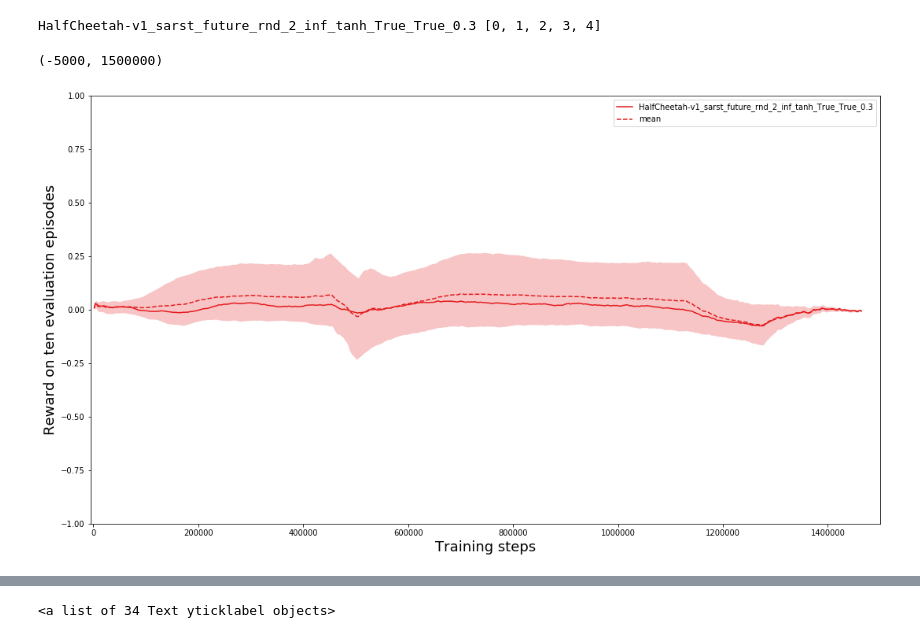
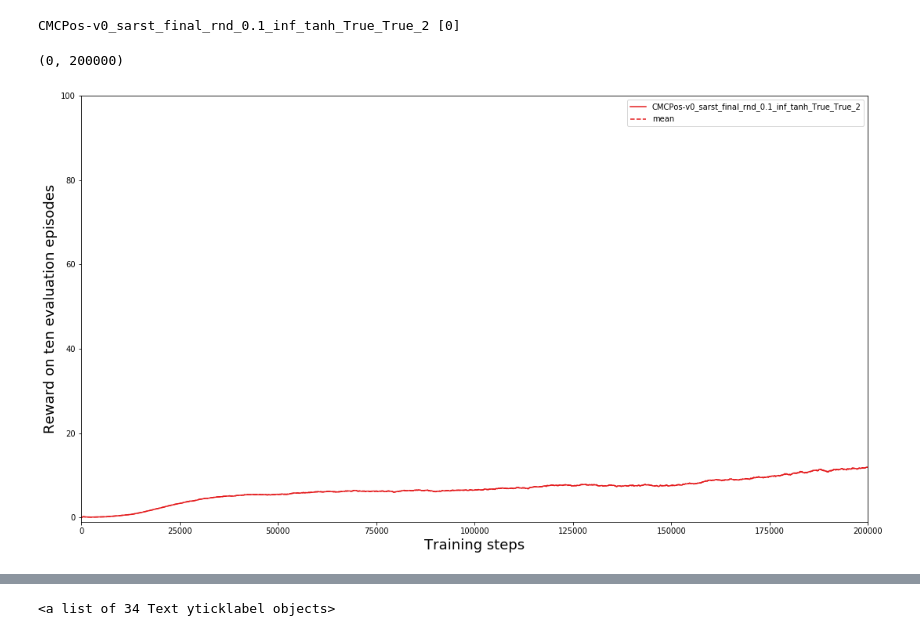
Before and after one commit to pifouuu/deep-rl, a Jupyter notebook: notebooks/sarst_comp_1_various_explo-Copy1.ipynb, the cells around one changed output, grey strips where cells are left out. Cells and saved outputs as stored; diff of their text form; code cells hidden in the pictures.

```diff
--- a/notebooks/sarst_comp_1_various_explo-Copy1.ipynb
+++ b/notebooks/sarst_comp_1_various_explo-Copy1.ipynb
@@ -10,7 +10,7 @@ import pandas as pd
 bmap = brewer2mpl.get_map('Set1', 'qualitative', 9)
 colors = bmap.mpl_colors
 # %%
-LOGDIR = '../log/results2/'
+LOGDIR = '../log/resultsLocal/'
 PARAMS = [
 ## 'ReacherSparse-v1_sarst_future_rnd_2_inf_linear_False_True_0.3',
 ## 'ReacherSparse-v1_sarst_future_rnd_2_inf_linear_True_True_0.3',
@@ -37,7 +37,7 @@ PARAMS = [
 # 'HalfCheetah-v1_sarst_future_rnd_2_inf_linear_True_False_0.5',
 # 'HalfCheetah-v1_sarst_future_rnd_2_inf_linear_True_True_0.5',
 # 'HalfCheetah-v1_sarst_future_rnd_2_inf_linear_True_False_0.3',
-'HalfCheetah-v1_sarst_future_rnd_2_inf_tanh_True_True_0.3',
+# 'HalfCheetah-v1_sarst_future_rnd_2_inf_tanh_True_True_0.3',
 # 'HalfCheetah-v1_sarst_future_rnd_2_inf_linear_False_False_0.5',
 # 'HalfCheetah-v1_sarst_future_rnd_2_inf_linear_False_True_0.3',
 # 'HalfCheetah-v1_sarst_future_rnd_2_inf_tanh_False_True_0.5',
@@ -45,7 +45,7 @@ PARAMS = [
 # 'HalfCheetah-v1_sarst_future_rnd_2_inf_tanh_False_False_0.3',
 # 'HalfCheetah-v1_sarst_future_rnd_2_inf_tanh_True_True_0.5',
 # 'HalfCheetah-v1_sarst_future_rnd_2_inf_linear_True_True_0.3',
-
+'CMCPos-v0_sarst_final_rnd_0.1_inf_tanh_True_True_2'
 ]
 # %%
 frames = [] # List of pandas dataframes corresponding to each results file
@@ -86,6 +86,6 @@ expe_res_steps
 # %%
 # Only keeping lines corresponding to the evaluation at training step N
-N = 1000000
+N = 100000
 res_final = expe_res_steps[expe_res_steps['training_step']==N]
 
 # For each set of parameters, plot the histogram of performances on the initial goal at step N over the different runs
@@ -102,7 +102,7 @@ for i,(name, g) in enumerate(res_final.groupby('params')['Test reward on initial
 # Can be adapted to filter on different things
 # Store these runs numbers in a dictionary
 dico = {}
-for name, g in expe_res_steps[expe_res_steps['training_step']==1400000].groupby('params'):
+for name, g in expe_res_steps[expe_res_steps['training_step']==100000].groupby('params'):
 #     dico[name] = list(g[g['Test reward on initial goal']>-100]['num_run'].values)
     dico[name] = list(g['num_run'].values)
     print(name, dico[name])
@@ -146,6 +146,6 @@ for i, (name, g) in enumerate(stats_eval_init_smooth.groupby(['params'])):
 ax.legend()
 ax.set_xlabel('Training steps', fontsize=18)
 ax.set_ylabel('Reward on ten evaluation episodes', fontsize=18)
-ax.set_ylim([-1000,6000])
-ax.set_xlim([-5000,1500000])
+ax.set_ylim([-100,100])
+ax.set_xlim([-5000,200000])
 # %% [output]
@@ -157,7 +157,7 @@ HalfCheetah-v1_sarst_future_rnd_2_inf_tanh_True_True_0.3 [4]
 # Can be adapted to filter on different things
 # Store these runs numbers in a dictionary
 dico = {}
-for name, g in expe_res_steps[expe_res_steps['training_step']==1000000].groupby('params'):
+for name, g in expe_res_steps[expe_res_steps['training_step']==190000].groupby('params'):
 #     dico[name] = list(g[g['Test reward on initial goal']>-100]['num_run'].values)
     dico[name] = list(g['num_run'].values)
     print(name, dico[name])
@@ -172,40 +172,40 @@ mask = expe_res_steps.apply(in_dico, axis=1)
 filtered = expe_res_steps[mask]
 # filtered = expe_res_steps
 
-grandeur = 'reference_action_grads'
+grandeur = 'action_grads'
 
 # Define the functions for the statistics we want to compute on the dataframe
 def quant_inf(x) : return x.quantile(0.1)
 def quant_sup(x) : return x.quantile(0.9)
 op_dict = {grandeur:[np.mean, np.median, quant_inf,quant_sup]}
 columns = [grandeur,'training_step','params']
 
 # Apply these functions to the dataframe and store the results in additional columns
 stats_eval_init = filtered[columns].groupby(['training_step','params']).agg(op_dict).reset_index()
 
 # Exponentional smoothing of the curve. Increase the ewm parameter for more smoothing.
 stats_eval_init_smooth = stats_eval_init[['params',grandeur]].groupby('params').apply(lambda x: x.ewm(30).mean())
 
 # Weird bug I had, where the word training caused problems
 stats_eval_init_smooth['trainin_step']=stats_eval_init['training_step']
 
 # Plot the statistics for the results of each set of parameters
 fig, ax = plt.subplots(figsize=(18,10))
 for i, (name, g) in enumerate(stats_eval_init_smooth.groupby(['params'])):
     if name in PARAMS:
         params = name.split('_')
 #         ax.plot(g['trainin_step'], g['Test reward on initial goal']['mean'], label=name)
         ax.plot(g['trainin_step'], g[grandeur]['median'], label=name, color=colors[i])
         ax.plot(g['trainin_step'], g[grandeur]['mean'], color=colors[i], linestyle='dashed')
         ax.fill_between(g['trainin_step'],
                         g[grandeur]['quant_inf'],
                         g[grandeur]['quant_sup'], alpha=0.25, linewidth=0, color=colors[i])
 ax.legend()
 ax.set_xlabel('Training steps', fontsize=18)
 ax.set_ylabel('Reward on ten evaluation episodes', fontsize=18)
-ax.set_ylim([-1,1])
-ax.set_xlim([-5000,1500000])
+ax.set_ylim([-1,100])
+ax.set_xlim([0,200000])
 # %% [output]
-HalfCheetah-v1_sarst_future_rnd_2_inf_tanh_True_True_0.3 [0, 1, 2, 3, 4]
+CMCPos-v0_sarst_final_rnd_0.1_inf_tanh_True_True_2 [0]
-(-5000, 1500000)
+(0, 200000)
-[figure, old version]
+[figure, new version]
```
Also changed, not shown: parts of 4 cells of this notebook, 2 other files.
